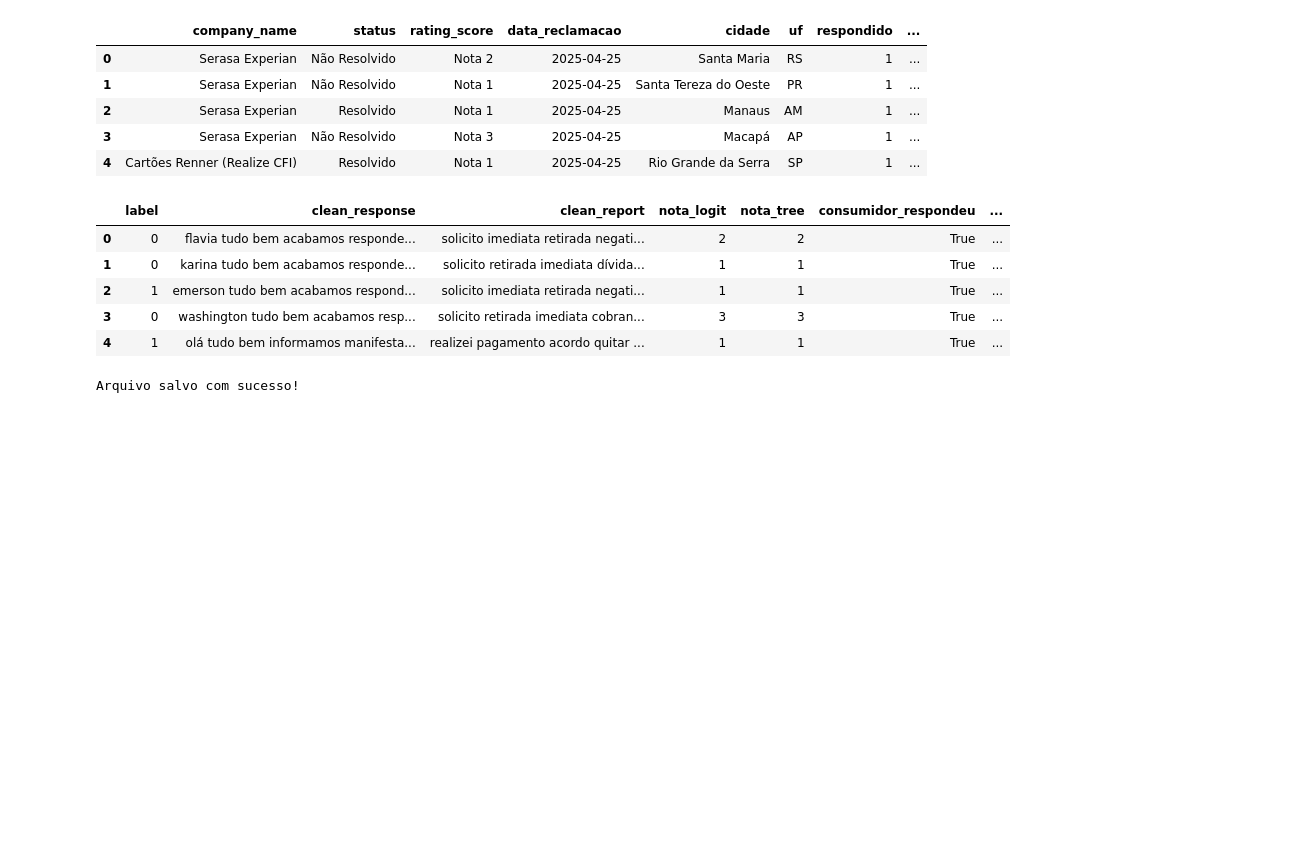
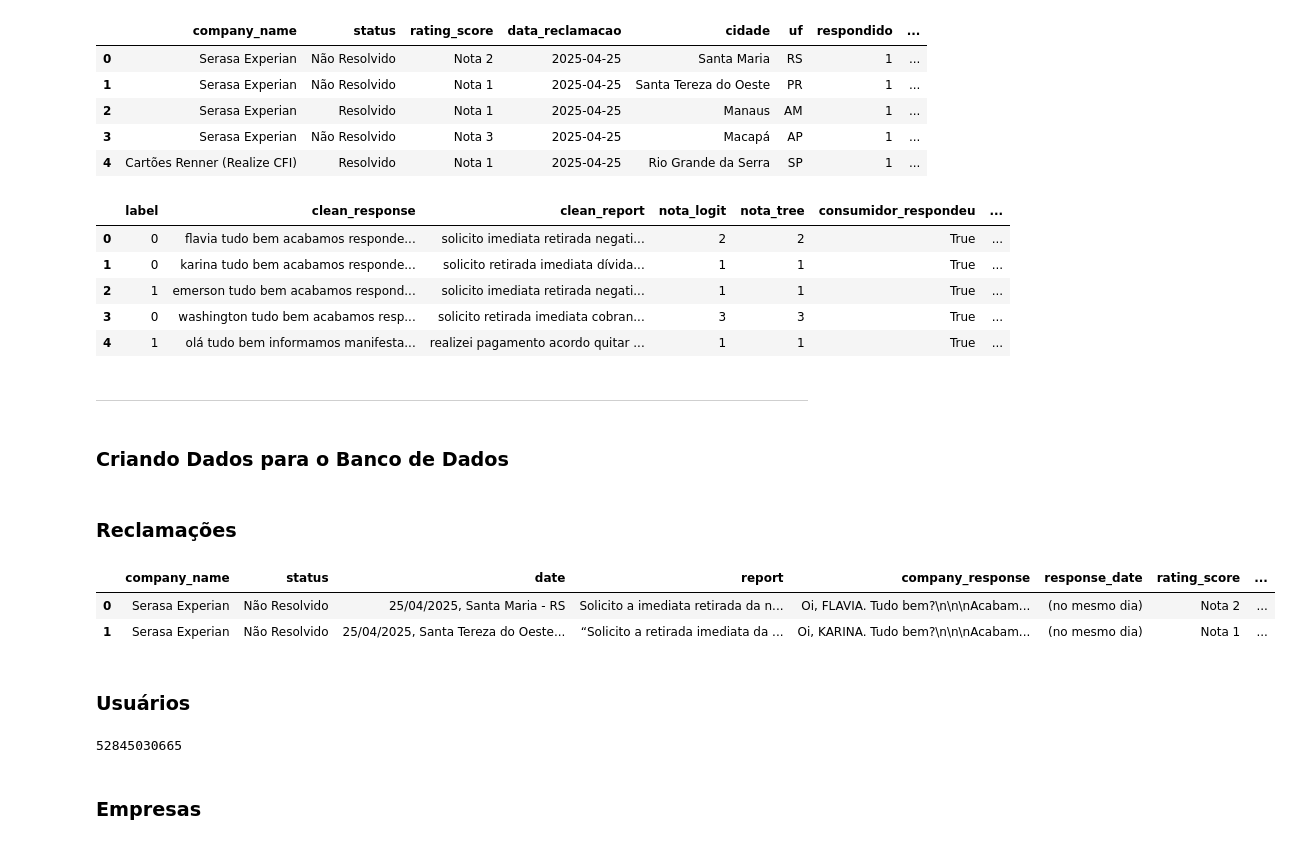
Before and after one commit to pedrohmvv/Consumidor-Gov, a Jupyter notebook: notebooks/analisys.ipynb, the cells around one changed output. Cells and saved outputs as stored; diff of their text form; code cells hidden in the pictures; blank space fills up the shorter version.

```diff
--- a/notebooks/analisys.ipynb
+++ b/notebooks/analisys.ipynb
@@ -625,9 +624,47 @@ data_ml.head()
 | 2 | 1 | emerson tudo bem acabamos respond... | solicito imediata retirada negati... | 1 | 1 | True | ... |
 | 3 | 0 | washington tudo bem acabamos resp... | solicito retirada imediata cobran... | 3 | 3 | True | ... |
 | 4 | 1 | olá tudo bem informamos manifesta... | realizei pagamento acordo quitar ... | 1 | 1 | True | ... |
-# %%
-# Salvando em data
-data_ml.to_csv(ml_file_path, sep='|', index=False, encoding='utf-8', compression='gzip')
-print('Arquivo salvo com sucesso!')
-# %% [output]
-Arquivo salvo com sucesso!
+# %% [markdown]
+---
+# %% [markdown]
+### **Criando Dados para o Banco de Dados**
+# %%
+database = read_csv(staging_file_path, sep='|', encoding='utf-8')
+# %% [markdown]
+### **Reclamações**
+# %%
+from numpy import random
+
+reports_table = database.copy()
+reports_table['id_company'] = reports_table['company_name'].astype('category').cat.codes + 1
+reports_table['id_user'] = random.randint(1, 5001, size=len(data))
+reports_table['id_report'] = reports_table.index + 1
+reports_table['id_report'] = reports_table['id_report'].astype('int64')
+reports_table.head(2)
+# %% [output]
+|  | company_name | status | date | report | company_response | response_date | rating_score | ... |
+| 0 | Serasa Experian | Não Resolvido | 25/04/2025, Santa Maria - RS | Solicito a imediata retirada da n... | Oi, FLAVIA. Tudo bem?\n\n\nAcabam... | (no mesmo dia) | Nota 2 | ... |
+| 1 | Serasa Experian | Não Resolvido | 25/04/2025, Santa Tereza do Oeste... | “Solicito a retirada imediata da ... | Oi, KARINA. Tudo bem?\n\n\nAcabam... | (no mesmo dia) | Nota 1 | ... |
+# %% [markdown]
+### **Usuários**
+# %%
+import random
+
+def generate_cpf():
+    numbers = [random.randint(0, 9) for _ in range(9)]
+
+    sum_1 = sum([numbers[i] * (10 - i) for i in range(9)])
+    digit_1 = (sum_1 * 10) % 11
+    digit_1 = digit_1 if digit_1 < 10 else 0
+
+    sum_2 = sum([numbers[i] * (11 - i) for i in range(9)]) + digit_1 * 2
+    digit_2 = (sum_2 * 10) % 11
+    digit_2 = digit_2 if digit_2 < 10 else 0
+
+    cpf = f"{''.join(map(str, numbers))}{digit_1}{digit_2}"
+
+    return cpf
+
+print(generate_cpf())
+# %% [output]
+52845030665
@@ -633,0 +745,2 @@ Arquivo salvo com sucesso!
+# %% [markdown]
+### **Empresas**
```
Also changed, not shown: parts of 12 cells of this notebook, 13 other files.
